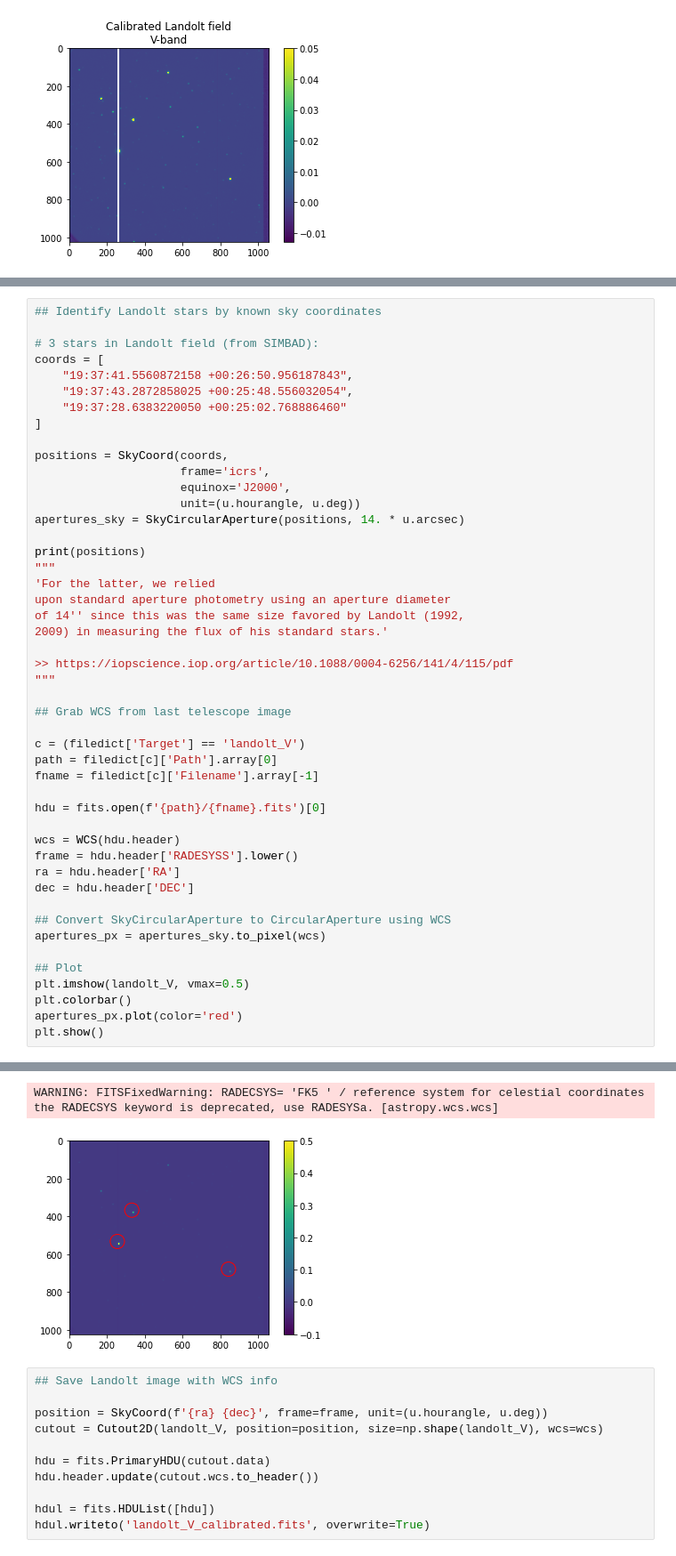
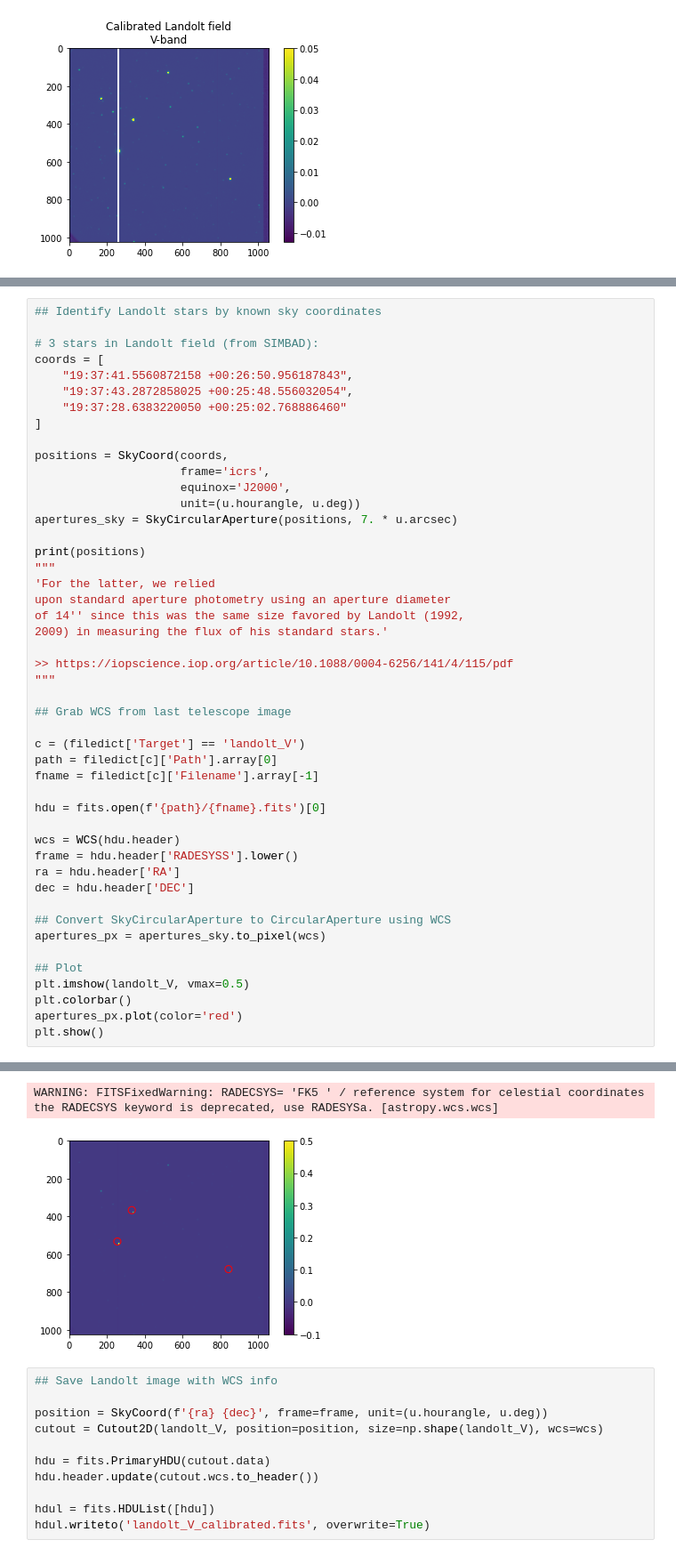
Before and after one commit to askemer/ASTR257_2021, a Jupyter notebook: student_work/kain_work/HR.ipynb, the cells around one changed output, grey strips where cells are left out. Shown at 89% size. Cells and saved outputs as stored; diff of their text form.

```diff
--- a/student_work/kain_work/HR.ipynb
+++ b/student_work/kain_work/HR.ipynb
@@ -271,7 +319,7 @@ positions = SkyCoord(coords,
                      frame='icrs',
                      equinox='J2000',
                      unit=(u.hourangle, u.deg))
-apertures_sky = SkyCircularAperture(positions, 14. * u.arcsec)
+apertures_sky = SkyCircularAperture(positions, 7. * u.arcsec)
 
 print(positions)
 """
@@ -283,34 +331,34 @@ of 14′′ since this was the same size favored by Landolt (1992,
 >> https://iopscience.iop.org/article/10.1088/0004-6256/141/4/115/pdf
 """
 
 ## Grab WCS from last telescope image
 
 c = (filedict['Target'] == 'landolt_V')
 path = filedict[c]['Path'].array[0]
 fname = filedict[c]['Filename'].array[-1]
 
 hdu = fits.open(f'{path}/{fname}.fits')[0]
 
 wcs = WCS(hdu.header)
 frame = hdu.header['RADESYSS'].lower()
 ra = hdu.header['RA']
 dec = hdu.header['DEC']
 
 ## Convert SkyCircularAperture to CircularAperture using WCS
 apertures_px = apertures_sky.to_pixel(wcs)
 
 ## Plot
 plt.imshow(landolt_V, vmax=0.5)
 plt.colorbar()
 apertures_px.plot(color='red')
 plt.show()
 # %% [output]
 <SkyCoord (ICRS): (ra, dec) in deg
     [(294.42315036, 0.44748783), (294.43036369, 0.43015445),
      (294.36932634, 0.4174358 )]>
 WARNING: FITSFixedWarning: RADECSYS= 'FK5 ' / reference system for celestial coordinates
 the RADECSYS keyword is deprecated, use RADESYSa. [astropy.wcs.wcs]
-[figure, old version]
+[figure, new version]
 # %%
 ## Save Landolt image with WCS info
 
```
Also changed, not shown: parts of 33 cells of this notebook, 3 other files.
